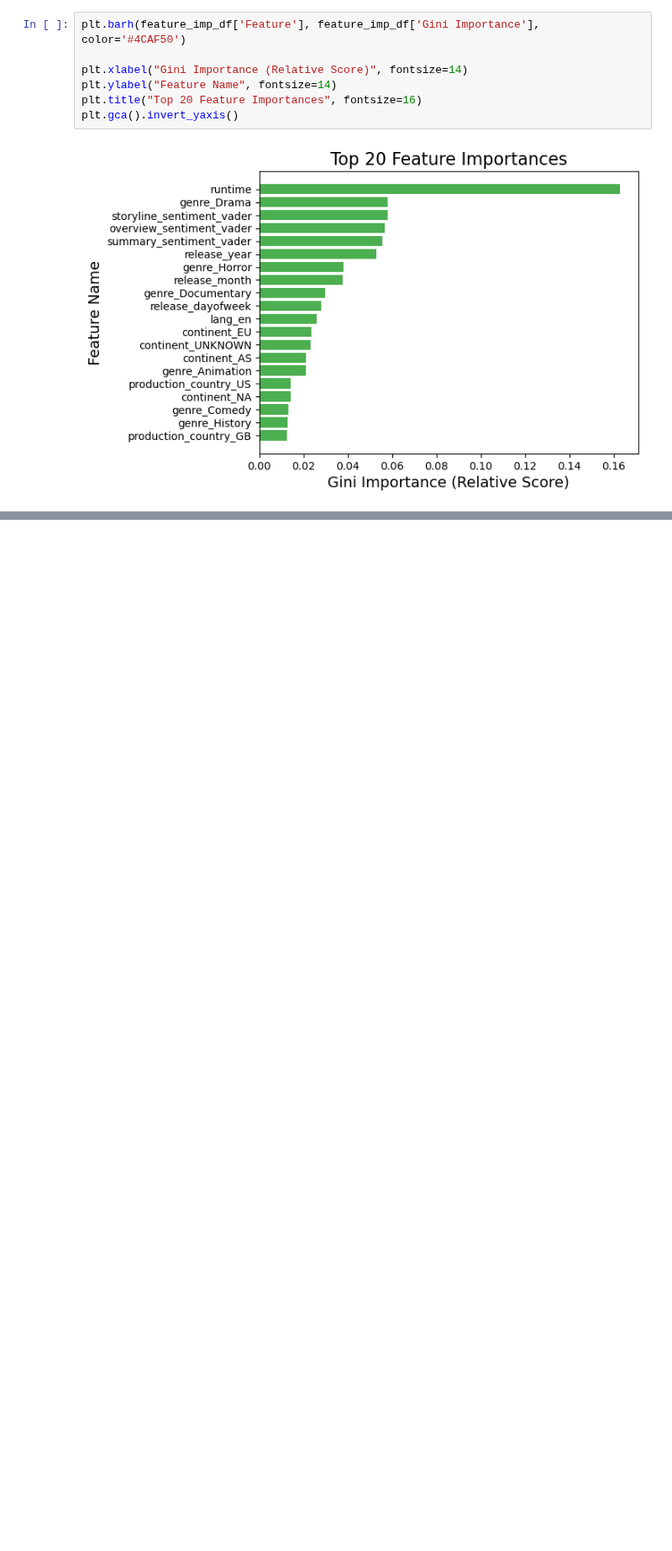
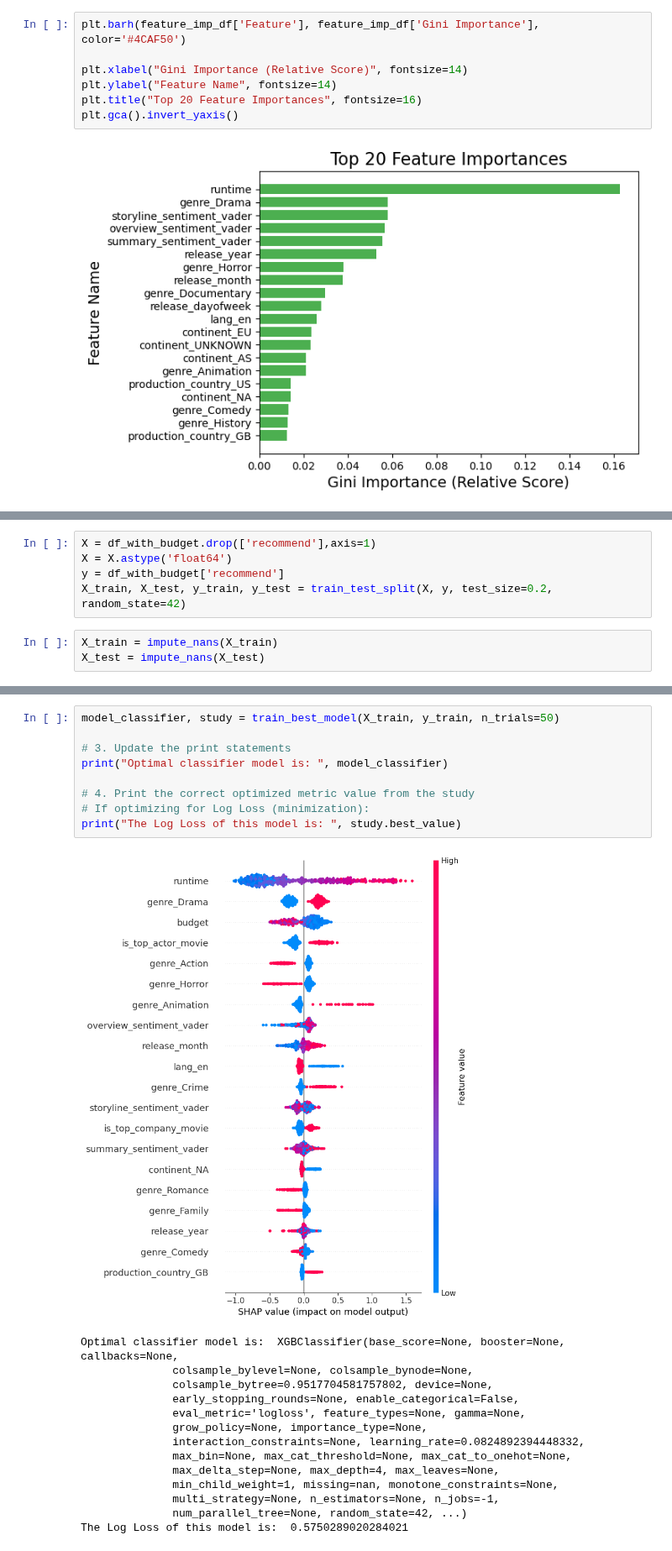
Before and after one commit to EliasMondelaers/datamanagementProject, a Jupyter notebook: Modeling.ipynb, the cells around one changed output, grey strips where cells are left out. Shown at 84% size. Cells and saved outputs as stored; diff of their text form; blank space fills up the shorter version.

```diff
--- a/Modeling.ipynb
+++ b/Modeling.ipynb
@@ -299,0 +302,8 @@ plt.gca().invert_yaxis()
+# %%
+X = df_with_budget.drop(['recommend'],axis=1)
+X = X.astype('float64')
+y = df_with_budget['recommend']
+X_train, X_test, y_train, y_test = train_test_split(X, y, test_size=0.2, random_state=42)
+# %%
+X_train = impute_nans(X_train)
+X_test = impute_nans(X_test)
@@ -299,0 +312,24 @@ plt.gca().invert_yaxis()
+# %%
+model_classifier, study = train_best_model(X_train, y_train, n_trials=50)
+
+# 3. Update the print statements
+print("Optimal classifier model is: ", model_classifier)
+
+# 4. Print the correct optimized metric value from the study
+# If optimizing for Log Loss (minimization):
+print("The Log Loss of this model is: ", study.best_value)
+# %% [output]
+[figure, added]
+Optimal classifier model is:  XGBClassifier(base_score=None, booster=None, callbacks=None,
+              colsample_bylevel=None, colsample_bynode=None,
+              colsample_bytree=0.9517704581757802, device=None,
+              early_stopping_rounds=None, enable_categorical=False,
+              eval_metric='logloss', feature_types=None, gamma=None,
+              grow_policy=None, importance_type=None,
+              interaction_constraints=None, learning_rate=0.0824892394448332,
+              max_bin=None, max_cat_threshold=None, max_cat_to_onehot=None,
+              max_delta_step=None, max_depth=4, max_leaves=None,
+              min_child_weight=1, missing=nan, monotone_constraints=None,
+              multi_strategy=None, n_estimators=None, n_jobs=-1,
+              num_parallel_tree=None, random_state=42, ...)
+The Log Loss of this model is:  0.5750289020284021
```
Also changed, not shown: parts of 8 cells of this notebook, 1 other file.
